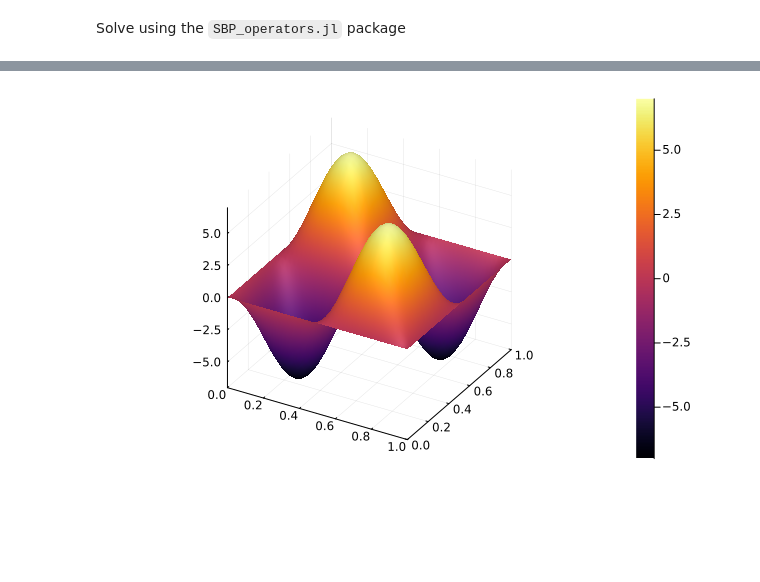
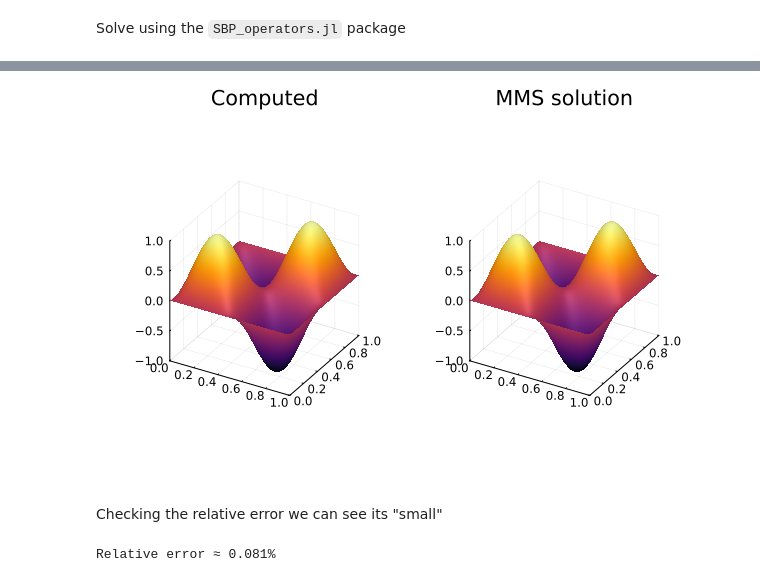
Before and after one commit to Spiffmeister/FaADE.jl, a Jupyter notebook: testing/MMS/2DMMSTest.ipynb, the cells around one changed output, grey strips where cells are left out. Saved outputs shown, nothing was run; the diff lists cells and outputs as text; code cells hidden in the pictures; blank space fills up the shorter version.

```diff
--- a/testing/MMS/2DMMSTest.ipynb
+++ b/testing/MMS/2DMMSTest.ipynb
@@ -132,4 +128,13 @@ SBP_operators.solvers.solution{Float64}(AbstractArray{Float64}[[0.0 0.0 … -0.0
-# %%
-surface(Dom.gridy,Dom.gridx,soln.u[2])
-# %% [output]
-[figure, removed]
+# %%
+l2 = @layout [a b]
+p2 = surface(Dom.gridy,Dom.gridx,soln.u[2],layout=l2,colorbar=false,title="Computed",zlims=(-1.0,1.0))
+surface!(p2[2],Dom.gridy,Dom.gridx,u_MMS[:,:,end],colorbar=false,title="MMS solution",zlims=(-1.0,1.0))
+# %% [output]
+[figure, added]
+# %% [markdown]
+Checking the relative error we can see its "small"
+# %%
+relerr = norm(soln.u[2] .- u_MMS[:,:,end])/norm(u_MMS[:,:,end])
+@printf("Relative error ≈ %1.3f%%",relerr*100)
+# %% [output]
+Relative error ≈ 0.081%
```
Also changed, not shown: parts of 4 cells of this notebook, 8 other files.
